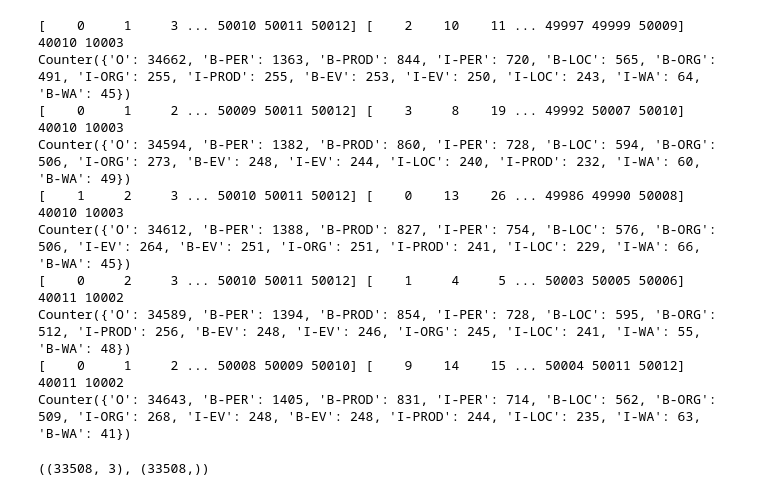
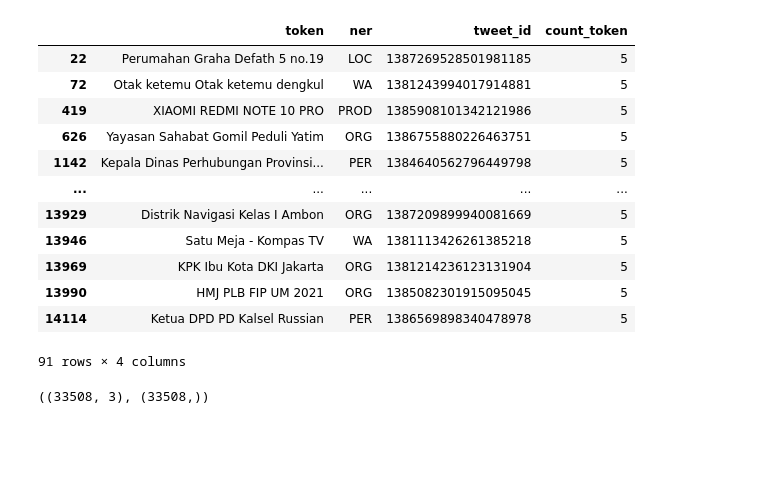
Before and after one commit to anwarfarihin/ner-idn-tweet, a Jupyter notebook: Model/data_process.ipynb, the cells around one changed output. Cells and saved outputs as stored; diff of their text form; code cells hidden in the pictures; blank space fills up the shorter version.

```diff
--- a/Model/data_process.ipynb
+++ b/Model/data_process.ipynb
@@ -45,33 +216,24 @@ data
+# %%
+all_entities[all_entities.count_token==5]
+# %% [output]
+|  | token | ner | tweet_id | count_token |
+| 22 | Perumahan Graha Defath 5 no.19 | LOC | 1387269528501981185 | 5 |
+| 72 | Otak ketemu Otak ketemu dengkul | WA | 1381243994017914881 | 5 |
+| 419 | XIAOMI REDMI NOTE 10 PRO | PROD | 1385908101342121986 | 5 |
+| 626 | Yayasan Sahabat Gomil Peduli Yatim | ORG | 1386755880226463751 | 5 |
+| 1142 | Kepala Dinas Perhubungan Provinsi... | PER | 1384640562796449798 | 5 |
+| ... | ... | ... | ... | ... |
+| 13929 | Distrik Navigasi Kelas I Ambon | ORG | 1387209899940081669 | 5 |
+| 13946 | Satu Meja - Kompas TV | WA | 1381113426261385218 | 5 |
+| 13969 | KPK Ibu Kota DKI Jakarta | ORG | 1381214236123131904 | 5 |
+| 13990 | HMJ PLB FIP UM 2021 | ORG | 1385082301915095045 | 5 |
+| 14114 | Ketua DPD PD Kalsel Russian | PER | 1386569898340478978 | 5 |
+91 rows × 4 columns
 # %%
 #data.groupby('tweet_id').size().reset_index(name='token')
 # %%
 X = np.array(data.drop('ner', axis=1))
 y = np.array(data.ner.values)
-# %%
-from collections import Counter
-kf= KFold(n_splits=5, random_state=1, shuffle=True)
-for train_index, test_index in kf.split(X):
-    print(train_index, test_index)
-    X_train, X_test = X[train_index], X[test_index]
-    y_train, y_test = y[train_index], y[test_index]
-    print(len(X_train), len(X_test))
-    print(Counter(y_train))
-# %% [output]
-[    0     1     3 ... 50010 50011 50012] [    2    10    11 ... 49997 49999 50009]
-40010 10003
-Counter({'O': 34662, 'B-PER': 1363, 'B-PROD': 844, 'I-PER': 720, 'B-LOC': 565, 'B-ORG': 491, 'I-ORG': 255, 'I-PROD': 255, 'B-EV': 253, 'I-EV': 250, 'I-LOC': 243, 'I-WA': 64, 'B-WA': 45})
-[    0     1     2 ... 50009 50011 50012] [    3     8    19 ... 49992 50007 50010]
-40010 10003
-Counter({'O': 34594, 'B-PER': 1382, 'B-PROD': 860, 'I-PER': 728, 'B-LOC': 594, 'B-ORG': 506, 'I-ORG': 273, 'B-EV': 248, 'I-EV': 244, 'I-LOC': 240, 'I-PROD': 232, 'I-WA': 60, 'B-WA': 49})
-[    1     2     3 ... 50010 50011 50012] [    0    13    26 ... 49986 49990 50008]
-40010 10003
-Counter({'O': 34612, 'B-PER': 1388, 'B-PROD': 827, 'I-PER': 754, 'B-LOC': 576, 'B-ORG': 506, 'I-EV': 264, 'B-EV': 251, 'I-ORG': 251, 'I-PROD': 241, 'I-LOC': 229, 'I-WA': 66, 'B-WA': 45})
-[    0     2     3 ... 50010 50011 50012] [    1     4     5 ... 50003 50005 50006]
-40011 10002
-Counter({'O': 34589, 'B-PER': 1394, 'B-PROD': 854, 'I-PER': 728, 'B-LOC': 595, 'B-ORG': 512, 'I-PROD': 256, 'B-EV': 248, 'I-EV': 246, 'I-ORG': 245, 'I-LOC': 241, 'I-WA': 55, 'B-WA': 48})
-[    0     1     2 ... 50008 50009 50010] [    9    14    15 ... 50004 50011 50012]
-40011 10002
-Counter({'O': 34643, 'B-PER': 1405, 'B-PROD': 831, 'I-PER': 714, 'B-LOC': 562, 'B-ORG': 509, 'I-ORG': 268, 'I-EV': 248, 'B-EV': 248, 'I-PROD': 244, 'I-LOC': 235, 'I-WA': 63, 'B-WA': 41})
 # %%
 X_train, X_test, y_train, y_test = train_test_split(X, y, test_size = 0.33, random_state=0)
 X_train.shape, y_train.shape
```
Also changed, not shown: parts of 25 cells of this notebook, 19 other files.
